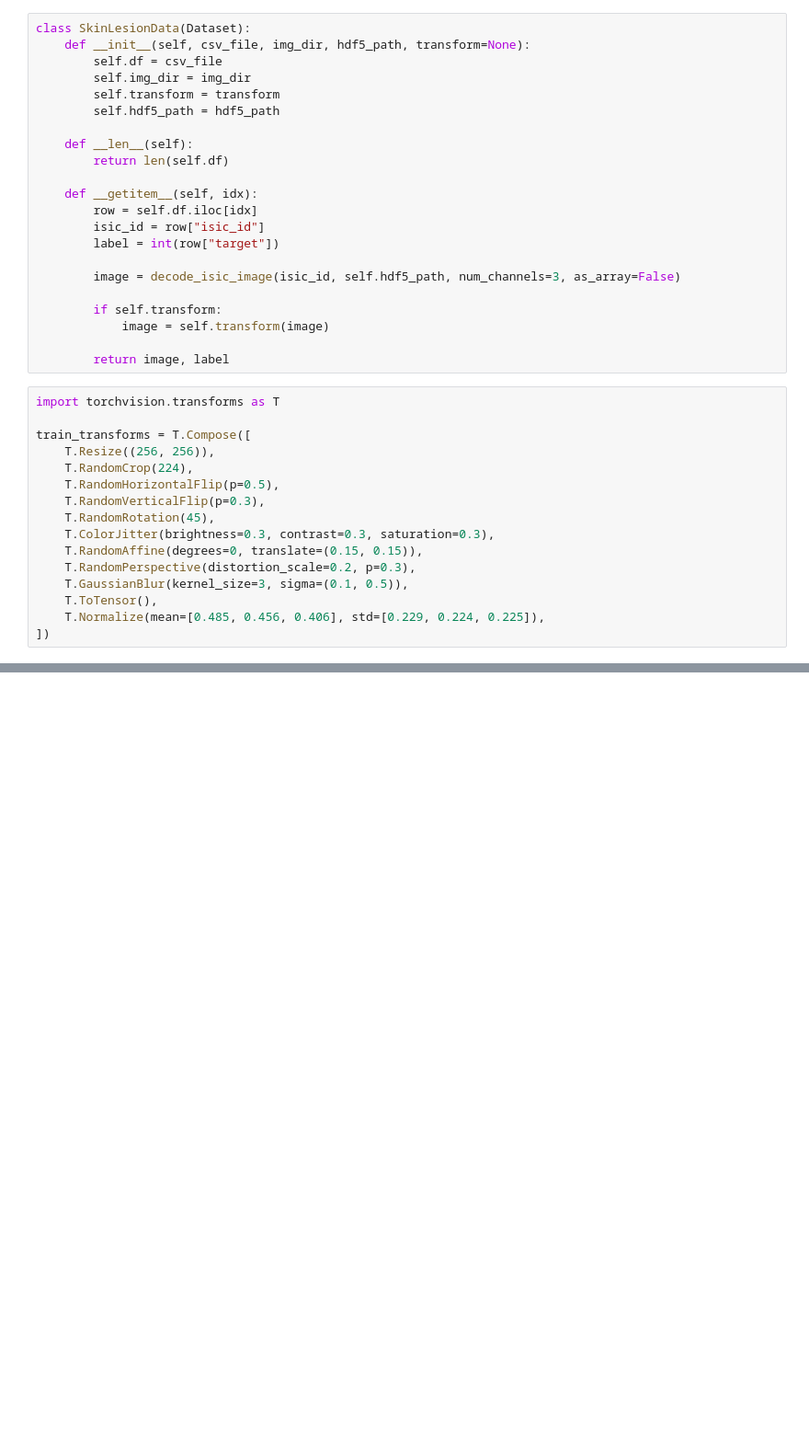
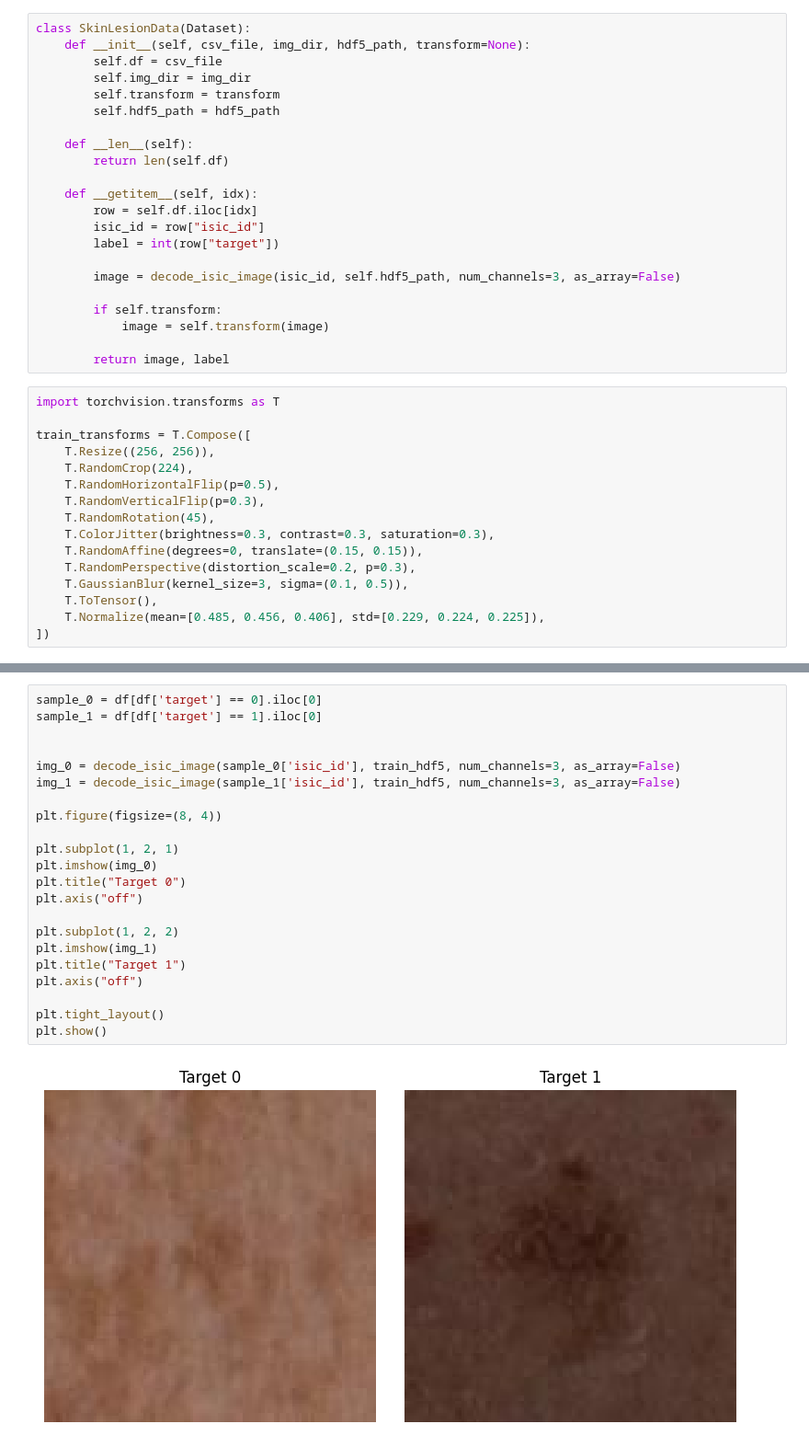
Before and after one commit to brayden-weimholt/malignant-lesion-detector--Datathon25, a Jupyter notebook: model.ipynb, the cells around one changed output, grey strips where cells are left out. Shown: that part at 92% size. Drawn from its saved outputs; the diff is of its cells as text; blank space fills up the shorter version.

```diff
--- a/model.ipynb
+++ b/model.ipynb
@@ -224,0 +230,24 @@ model = model.to('cuda' if torch.cuda.is_available() else 'cpu')
+# %%
+sample_0 = df[df['target'] == 0].iloc[0]
+sample_1 = df[df['target'] == 1].iloc[0]
+
+
+img_0 = decode_isic_image(sample_0['isic_id'], train_hdf5, num_channels=3, as_array=False)
+img_1 = decode_isic_image(sample_1['isic_id'], train_hdf5, num_channels=3, as_array=False)
+
+plt.figure(figsize=(8, 4))
+
+plt.subplot(1, 2, 1)
+plt.imshow(img_0)
+plt.title("Target 0")
+plt.axis("off")
+
+plt.subplot(1, 2, 2)
+plt.imshow(img_1)
+plt.title("Target 1")
+plt.axis("off")
+
+plt.tight_layout()
+plt.show()
+# %% [output]
+[figure, added]
```
Also changed, not shown: parts of 8 cells of this notebook.
